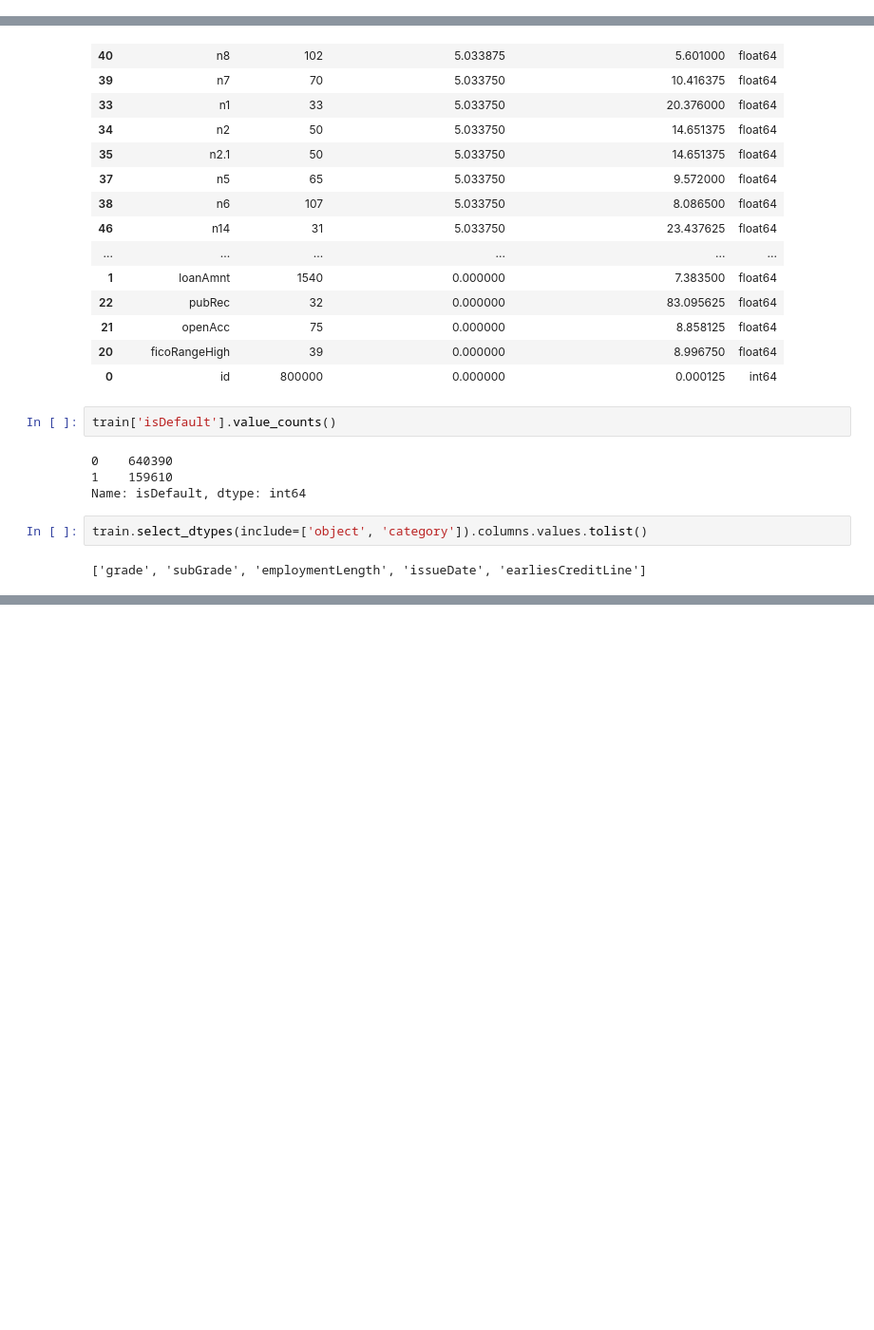
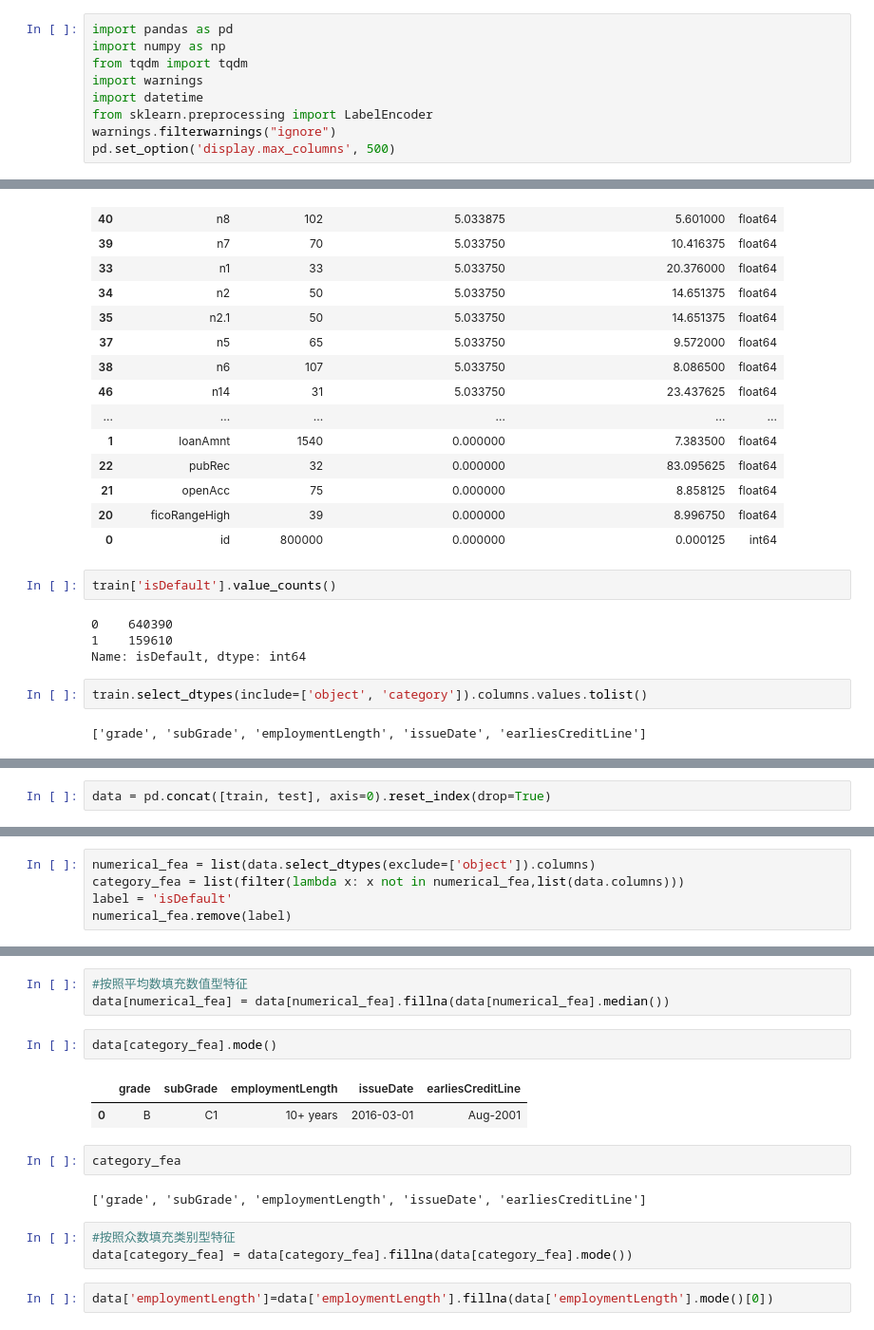
Before and after one commit to yanqiangmiffy/Loan-Default-Prediction, a Jupyter notebook: EDA.ipynb, the cells around one changed output, grey strips where cells are left out. Shown: that part at 95% size. Cells and saved outputs as stored; diff of their text form; blank space fills up the shorter version.

```diff
--- a/EDA.ipynb
+++ b/EDA.ipynb
@@ -3 +3,10 @@ import pandas as pd
+# %%
+import pandas as pd
+import numpy as np
+from tqdm import tqdm
+import warnings
+import datetime
+from sklearn.preprocessing import LabelEncoder
+warnings.filterwarnings("ignore")
+pd.set_option('display.max_columns', 500)
 # %%
@@ -86,0 +68,2 @@ Name: policyCode, dtype: int64
+# %%
+data = pd.concat([train, test], axis=0).reset_index(drop=True)
@@ -86,0 +76,5 @@ Name: policyCode, dtype: int64
+# %%
+numerical_fea = list(data.select_dtypes(exclude=['object']).columns)
+category_fea = list(filter(lambda x: x not in numerical_fea,list(data.columns)))
+label = 'isDefault'
+numerical_fea.remove(label)
@@ -86,0 +113,17 @@ Name: policyCode, dtype: int64
+# %%
+#按照平均数填充数值型特征
+data[numerical_fea] = data[numerical_fea].fillna(data[numerical_fea].median())
+# %%
+data[category_fea].mode()
+# %% [output]
+|  | grade | subGrade | employmentLength | issueDate | earliesCreditLine |
+| 0 | B | C1 | 10+ years | 2016-03-01 | Aug-2001 |
+# %%
+category_fea
+# %% [output]
+['grade', 'subGrade', 'employmentLength', 'issueDate', 'earliesCreditLine']
+# %%
+#按照众数填充类别型特征
+data[category_fea] = data[category_fea].fillna(data[category_fea].mode())
+# %%
+data['employmentLength']=data['employmentLength'].fillna(data['employmentLength'].mode()[0])
```
Also changed, not shown: parts of 62 cells of this notebook, 5 other files.
